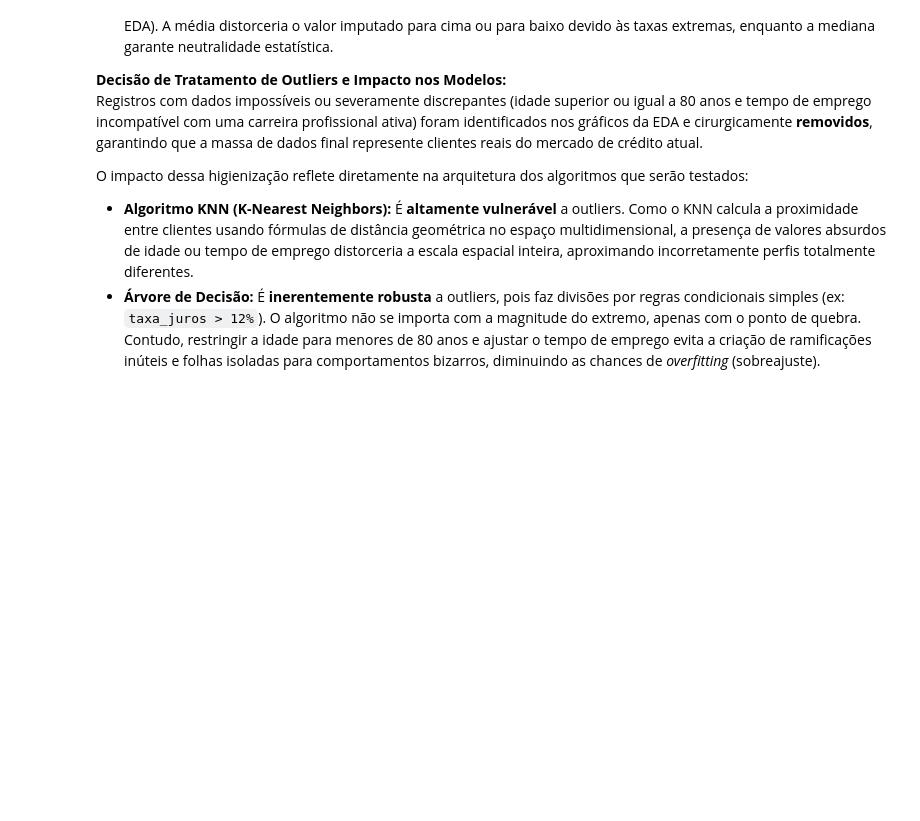
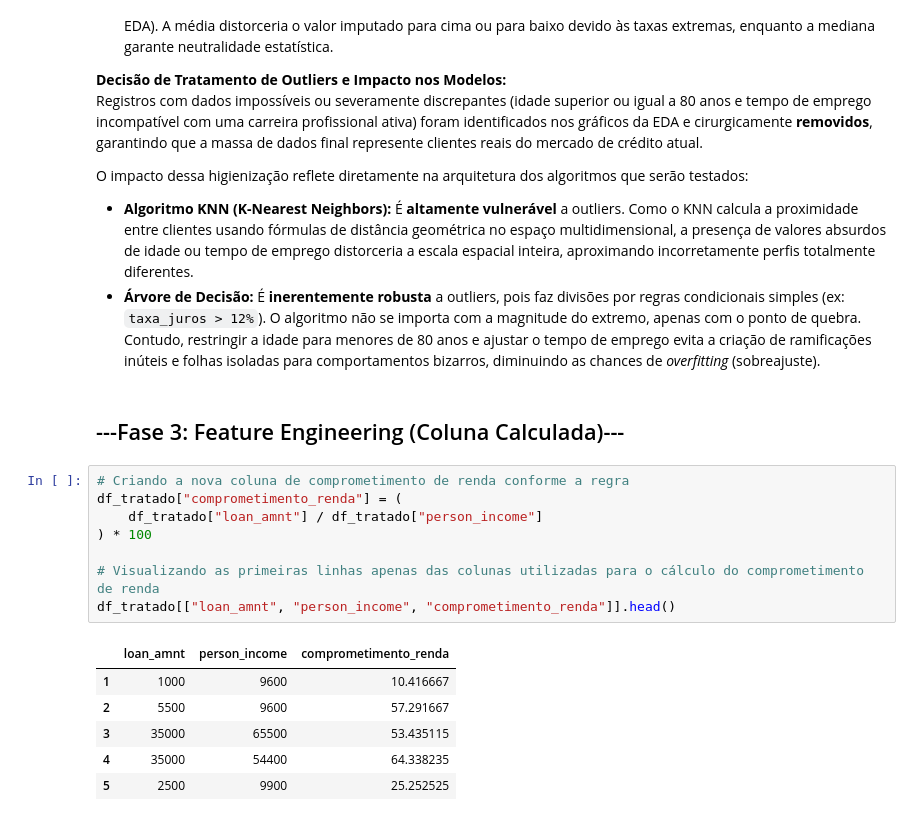
Before and after one commit to zegmundo-koziel/Projeto-Avaliativo-M1-S14, a Jupyter notebook: main.ipynb, the cells around one changed output. Cells and saved outputs as stored; diff of their text form; blank space fills up the shorter version.

Commit message:
Finalizando o a fase 03 e iniciando a fase 04 do projeto

```diff
--- a/main.ipynb
+++ b/main.ipynb
@@ -269,3 +372,20 @@ Registros com dados impossíveis ou severamente discrepantes (idade superior ou
 O impacto dessa higienização reflete diretamente na arquitetura dos algoritmos que serão testados:
 * **Algoritmo KNN (K-Nearest Neighbors):** É **altamente vulnerável** a outliers. Como o KNN calcula a proximidade entre clientes usando fórmulas de distância geométrica no espaço multidimensional, a presença de valores absurdos de idade ou tempo de emprego distorceria a escala espacial inteira, aproximando incorretamente perfis totalmente diferentes.
 * **Árvore de Decisão:** É **inerentemente robusta** a outliers, pois faz divisões por regras condicionais simples (ex: `taxa_juros > 12%`). O algoritmo não se importa com a magnitude do extremo, apenas com o ponto de quebra. Contudo, restringir a idade para menores de 80 anos e ajustar o tempo de emprego evita a criação de ramificações inúteis e folhas isoladas para comportamentos bizarros, diminuindo as chances de *overfitting* (sobreajuste).
+# %% [markdown]
+## ---Fase 3: Feature Engineering (Coluna Calculada)---
+# %%
+# Criando a nova coluna de comprometimento de renda conforme a regra
+df_tratado["comprometimento_renda"] = (
+    df_tratado["loan_amnt"] / df_tratado["person_income"]
+) * 100
+
+# Visualizando as primeiras linhas apenas das colunas utilizadas para o cálculo do comprometimento de renda
+df_tratado[["loan_amnt", "person_income", "comprometimento_renda"]].head()
+# %% [output]
+|  | loan_amnt | person_income | comprometimento_renda |
+| 1 | 1000 | 9600 | 10.416667 |
+| 2 | 5500 | 9600 | 57.291667 |
+| 3 | 35000 | 65500 | 53.435115 |
+| 4 | 35000 | 54400 | 64.338235 |
+| 5 | 2500 | 9900 | 25.252525 |
```
Also changed, not shown: parts of 21 cells of this notebook.
